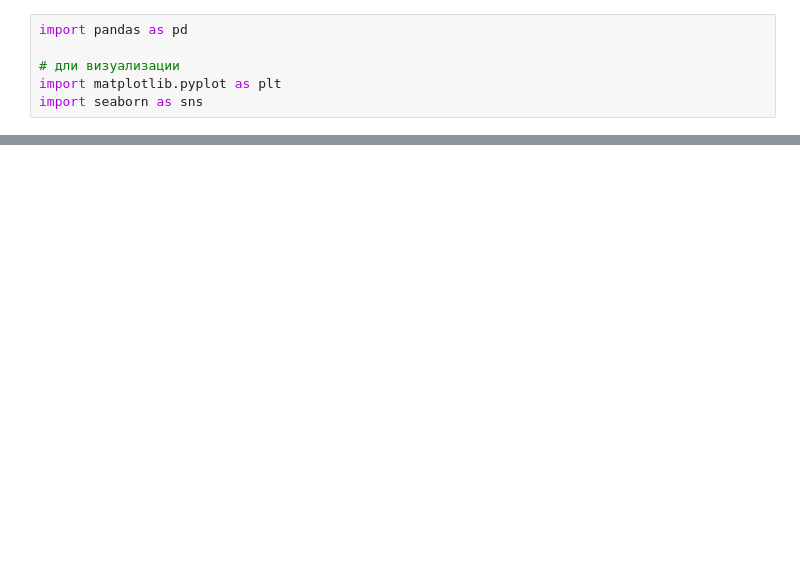
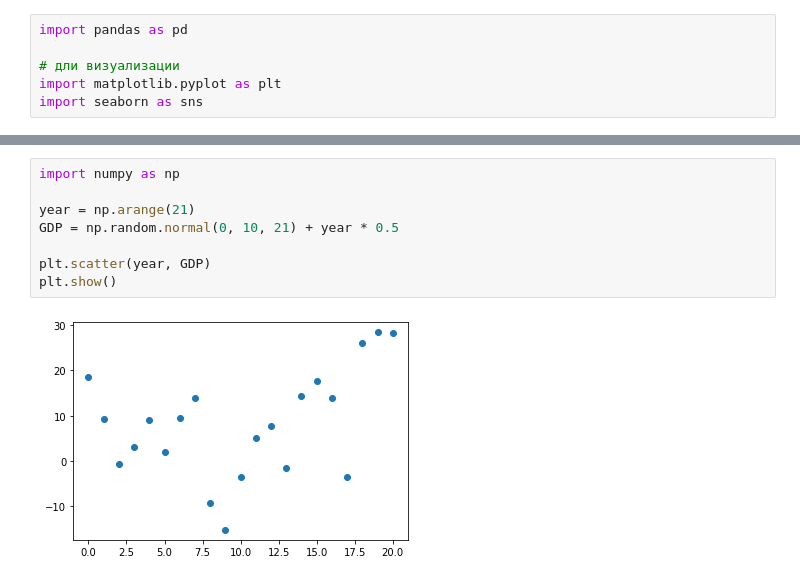
Before and after one commit to fedorovgv/WIT, a Jupyter notebook: stat.ipynb, the cells around one changed output, grey strips where cells are left out. Saved outputs shown, nothing was run; the diff lists cells and outputs as text; blank space fills up the shorter version.

```diff
--- a/stat.ipynb
+++ b/stat.ipynb
@@ -34,0 +79,10 @@ import seaborn as sns
+# %%
+import numpy as np
+
+year = np.arange(21)
+GDP = np.random.normal(0, 10, 21) + year * 0.5
+
+plt.scatter(year, GDP)
+plt.show()
+# %% [output]
+[figure, added]
```
Also changed, not shown: parts of 16 cells of this notebook.
